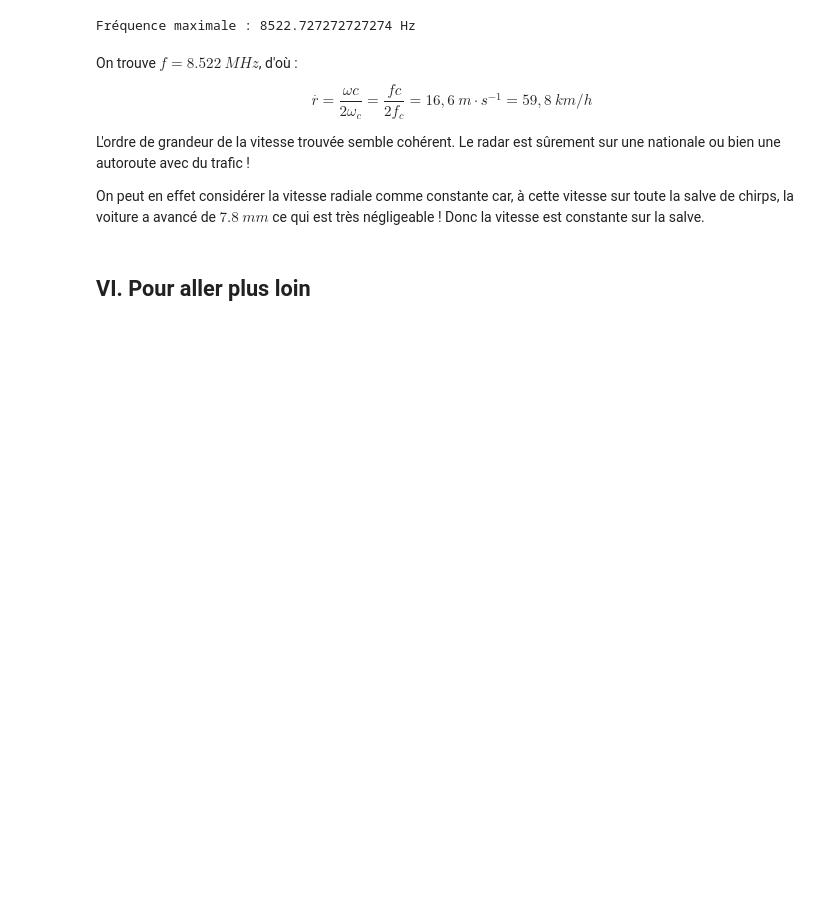
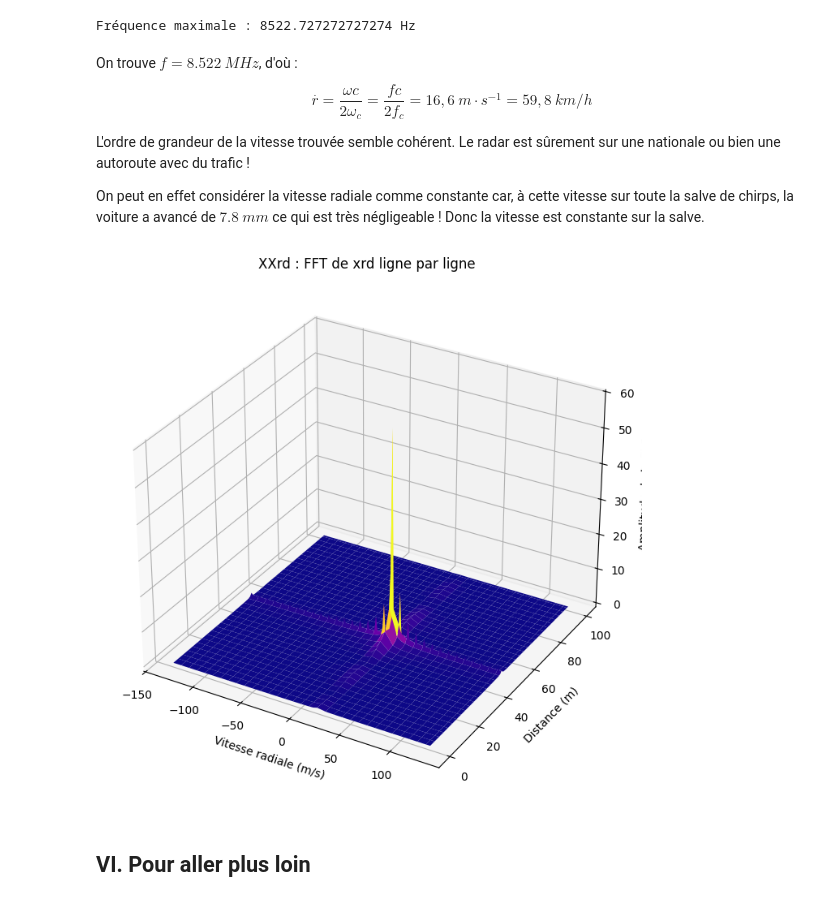
Before and after one commit to noamguillou/Traitement-du-signal-groupe-4, a Jupyter notebook: notebook.ipynb, the cells around one changed output. Saved outputs shown, nothing was run; the diff lists cells and outputs as text; code cells hidden in the pictures; blank space fills up the shorter version.

Commit message:
3D_surf

```diff
--- a/notebook.ipynb
+++ b/notebook.ipynb
@@ -280,5 +280,37 @@ On trouve $f=8.522~MHz$, d'où : $$\overset{.}{r} = \frac{\omega c}{2\omega_{c}}
 L'ordre de grandeur de la vitesse trouvée semble cohérent. Le radar est sûrement sur une nationale ou bien une autoroute avec du trafic !
 
 On peut en effet considérer la vitesse radiale comme constante car, à cette vitesse sur toute la salve de chirps, la voiture a avancé de $7.8 ~mm$ ce qui est très négligeable ! Donc la vitesse est constante sur la salve.
+# %%
+N_cols = Xrd.shape[1]
+fc = 77e9
+
+XXrd = np.fft.fft(Xrd, axis=1)
+XXrd = np.fft.fftshift(XXrd, axes=1)
+freqs = np.fft.fftfreq(N_cols, d=T_chirp)
+freqs = np.fft.fftshift(freqs)
+
+vitesses = (freqs * c) / (2 * fc)
+
+mask_dist = (distances <= 100)
+
+distances_fin = distances[mask_dist]
+XXrd_fin = np.abs(XXrd)[mask_dist, :]
+
+V_bis, D_bis = np.meshgrid(vitesses, distances_fin)
+Z_bis = XXrd_fin
+
+fig = plt.figure(figsize=(12, 7))
+ax = fig.add_subplot(111, projection='3d')
+
+surf = ax.plot_surface(V_bis, D_bis, Z_bis, cmap='plasma', edgecolor='none')
+
+ax.set_xlabel('Vitesse radiale (m/s)')
+ax.set_ylabel('Distance (m)')
+ax.set_zlabel('Amplitude de la FFT')
+ax.set_title('XXrd : FFT de xrd ligne par ligne')
+plt.tight_layout()
+plt.show()
+# %% [output]
+[figure, added]
 # %% [markdown]
 ## VI. Pour aller plus loin ##
```
